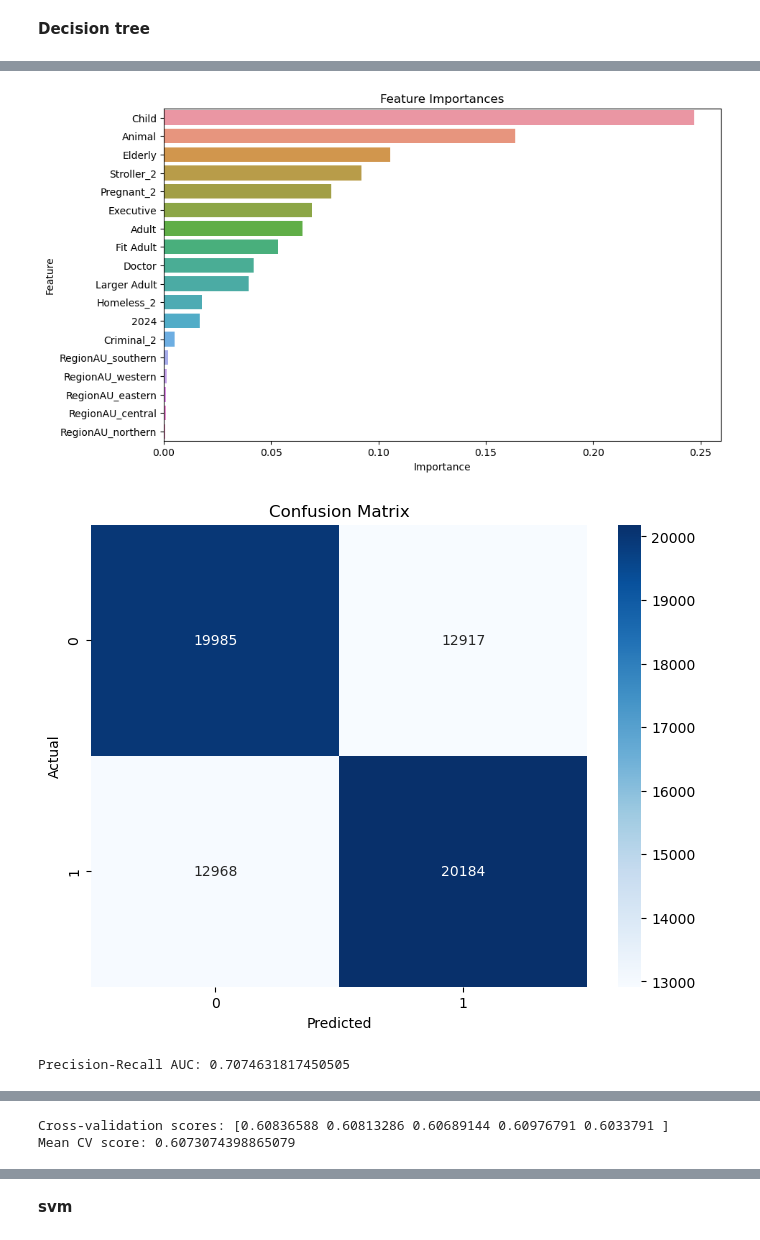
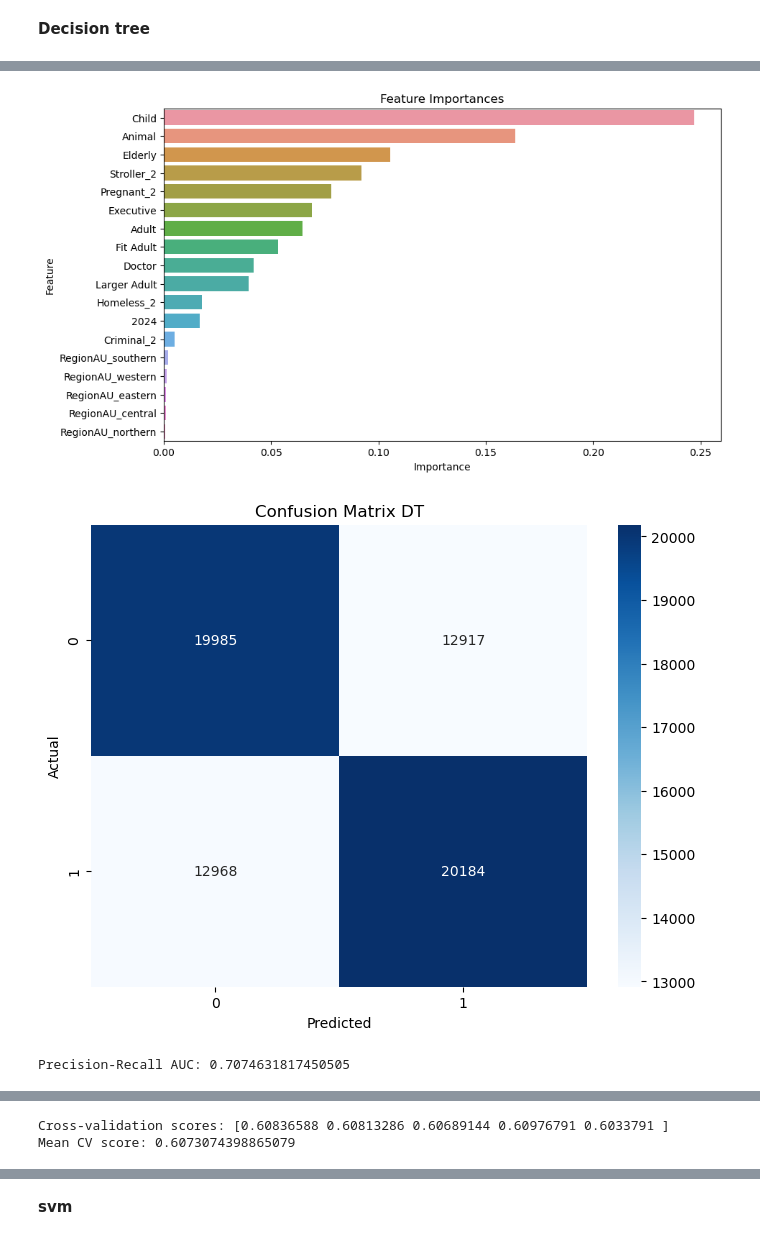
Before and after one commit to aissatouaminata/Thesis-Predicting-Moral-Preferences-in-AV-in-AU, a Jupyter notebook: Thesis_Training_Testing_Plots.ipynb, the cells around one changed output, grey strips where cells are left out. Cells and saved outputs as stored; diff of their text form; code cells hidden in the pictures.

```diff
--- a/Thesis_Training_Testing_Plots.ipynb
+++ b/Thesis_Training_Testing_Plots.ipynb
@@ -119,7 +119,7 @@ print(classification_report(y_test, y_pred))
 feature_importances = best_model.feature_importances_
 feature_importance_df = pd.DataFrame({'Feature': features, 'Importance': feature_importances})
 feature_importance_df = feature_importance_df.sort_values(by='Importance', ascending=False)
-print("\nFeature Importances:")
+print("\nFeature Importance from most predictive power to least:")
 print(feature_importance_df)
 
 # Plot feature importance
@@ -136,7 +136,7 @@ plt.figure(figsize=(8, 6))
 sns.heatmap(conf_matrix, annot=True, fmt='d', cmap='Blues')
 plt.xlabel('Predicted')
 plt.ylabel('Actual')
-plt.title('Confusion Matrix')
+plt.title('Confusion Matrix DT')
 plt.show()
 
 # Compute Precision-Recall AUC
@@ -160,34 +160,34 @@ print("Mean CV score:", cv_scores.mean())
 
 # Learning Curves
 train_sizes, train_scores, test_scores = learning_curve(best_model, X, y, cv=5, train_sizes=np.linspace(0.1, 1.0, 10))
 plt.figure()
 plt.plot(train_sizes, np.mean(train_scores, axis=1), label='Training score')
 plt.plot(train_sizes, np.mean(test_scores, axis=1), label='Cross-validation score')
 plt.xlabel('Training Set Size')
 plt.ylabel('Score')
 plt.title('Learning Curves')
 plt.legend(loc='best')
 plt.show()
 # %% [output]
 Fitting 5 folds for each of 108 candidates, totalling 540 fits
 Best hyperparameters: {'criterion': 'entropy', 'max_depth': 10, 'min_samples_leaf': 1, 'min_samples_split': 5}
 
 Accuracy: 0.6081236564023375
 
 Classification Report:
               precision    recall  f1-score   support
 
            0       0.61      0.61      0.61     32902
            1       0.61      0.61      0.61     33152
 
     accuracy                           0.61     66054
 ... (20 lines left out)
 3    RegionAU_western    0.001310
 2    RegionAU_eastern    0.001040
 0    RegionAU_central    0.000936
 1   RegionAU_northern    0.000826
 [figure]
-[figure, old version]
+[figure, new version]
 Precision-Recall AUC: 0.7074631817450505
 [figure]
 Cross-validation scores: [0.60836588 0.60813286 0.60689144 0.60976791 0.6033791 ]
```
Also changed, not shown: parts of 5 cells of this notebook.
